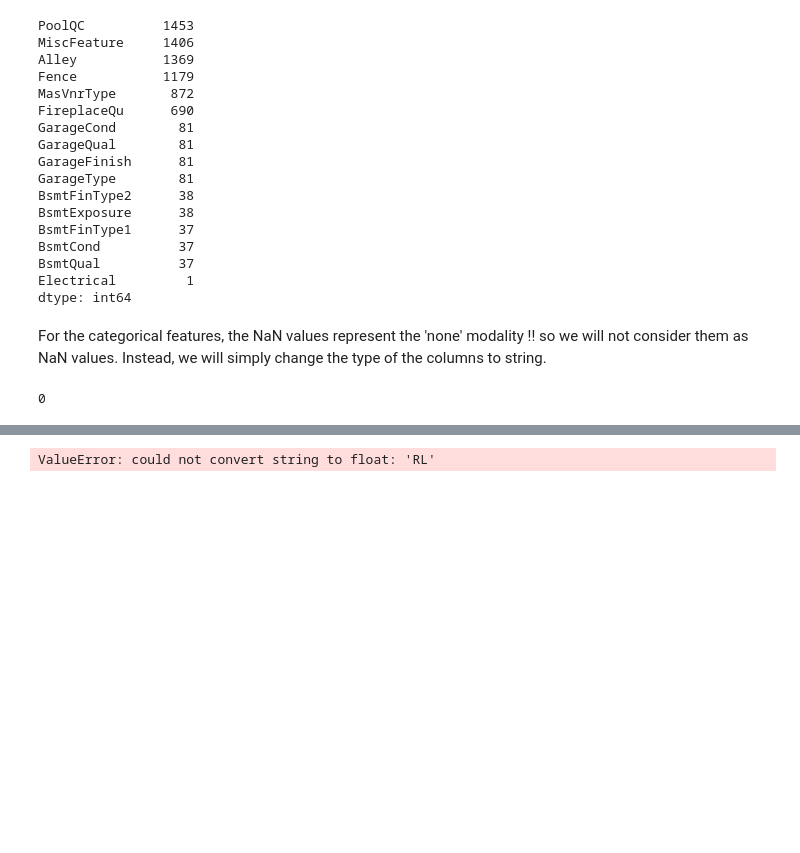
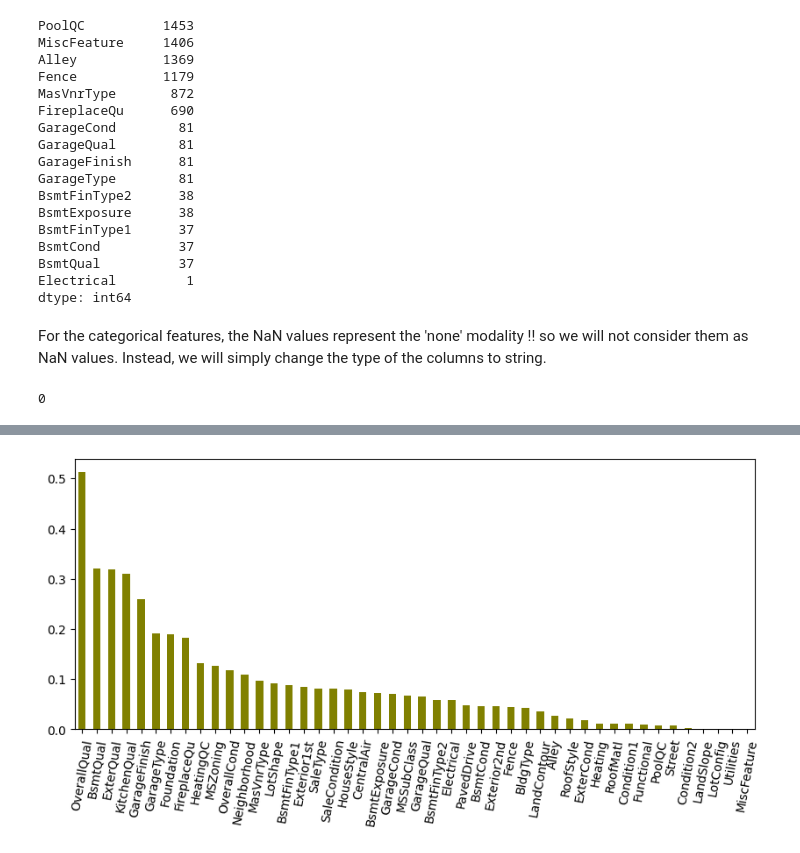
Before and after one commit to EL-MEHDI-git/Kaggle-competition-house-prices-advanced-regression-techniques, a Jupyter notebook: house-prices-advanced-regression-techniques.ipynb, the cells around one changed output, grey strips where cells are left out. Drawn from its saved outputs; the diff is of its cells as text; code cells hidden in the pictures; blank space fills up the shorter version.

Commit message:
add feature selection for categorical feature

```diff
--- a/house-prices-advanced-regression-techniques.ipynb
+++ b/house-prices-advanced-regression-techniques.ipynb
@@ -220,9 +194,0 @@ array([ 60,  20,  70,  50, 190,  45,  90, 120,  30,  85,  80, 160,  75,
-# %%
-# Encode qualitative variables of type object.
-from sklearn.preprocessing import OrdinalEncoder
-
-col = df_categorical.select_dtypes(include=['object']).columns
-df_categorical[col] = df_categorical[col].astype(str)
-oe = OrdinalEncoder()
-oe.fit(df_categorical[col])
-df_categorical[col] = pd.DataFrame(oe.transform(df_categorical[col]), columns=col)
@@ -228,0 +199,12 @@ df_categorical[col] = pd.DataFrame(oe.transform(df_categorical[col]), columns=co
+# %%
+# Encode qualitative variables of type object.
+from sklearn.preprocessing import LabelEncoder
+
+df_categorical_enc = df_categorical.copy()
+
+for col in df_categorical_enc.columns:
+    encoder = LabelEncoder()
+    if df_categorical_enc[col].dtypes == "object":
+        df_categorical_enc[col] = encoder.fit_transform(df_categorical_enc[col])
+
+df_categorical_enc
@@ -229,12 +225,14 @@ df_categorical[col] = pd.DataFrame(oe.transform(df_categorical[col]), columns=co
 # %%
 # Feature selection
 from sklearn.feature_selection import mutual_info_regression, f_classif
 from sklearn.feature_selection import SelectKBest
 
 fselection = SelectKBest(score_func = mutual_info_regression, k="all")
-fselection.fit_transform(df_categorical, df["SalePrice"])
+fselection.fit_transform(df_categorical_enc, df["SalePrice"])
 
-fselection_df = pd.DataFrame(fselection.scores_, index = df_numerical.columns, columns= ['Score'])
-fselection_df
+fselection_df = pd.DataFrame(fselection.scores_, index = df_categorical_enc.columns, columns= ['Score'])
+fselection_df['Score'].sort_values(ascending=False).plot.bar(figsize=(10,4), color = 'olive')
+plt.xticks(rotation=80)
+plt.show()
 # %% [output]
-ValueError: could not convert string to float: 'RL'
+[figure, added]
```
Also changed, not shown: parts of 4 cells of this notebook.
